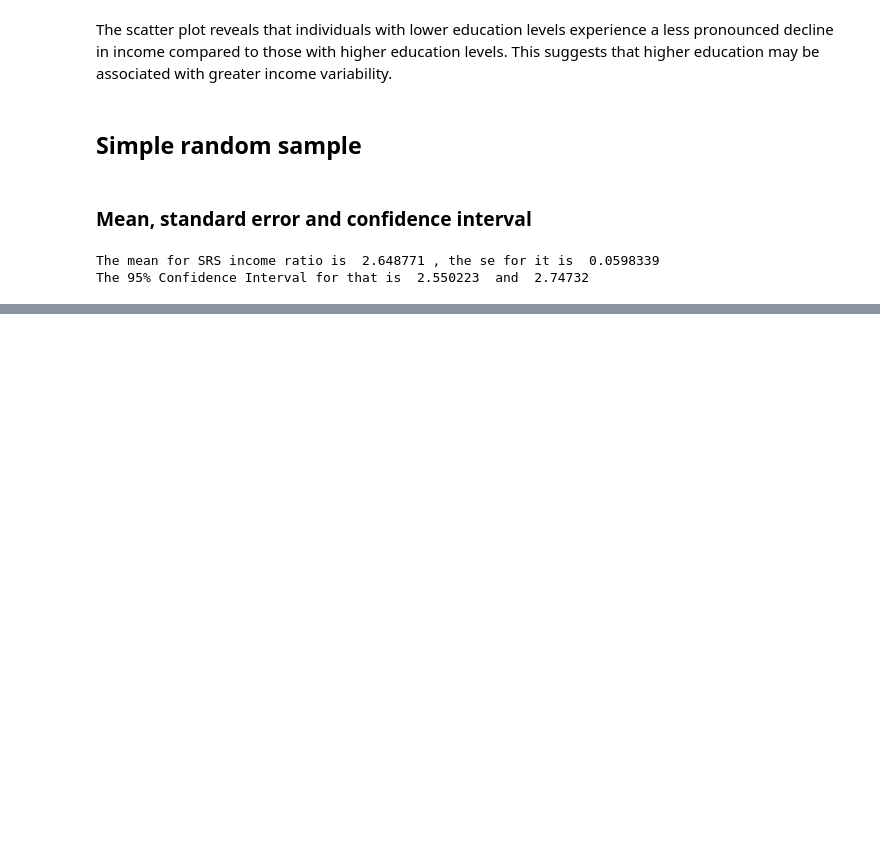
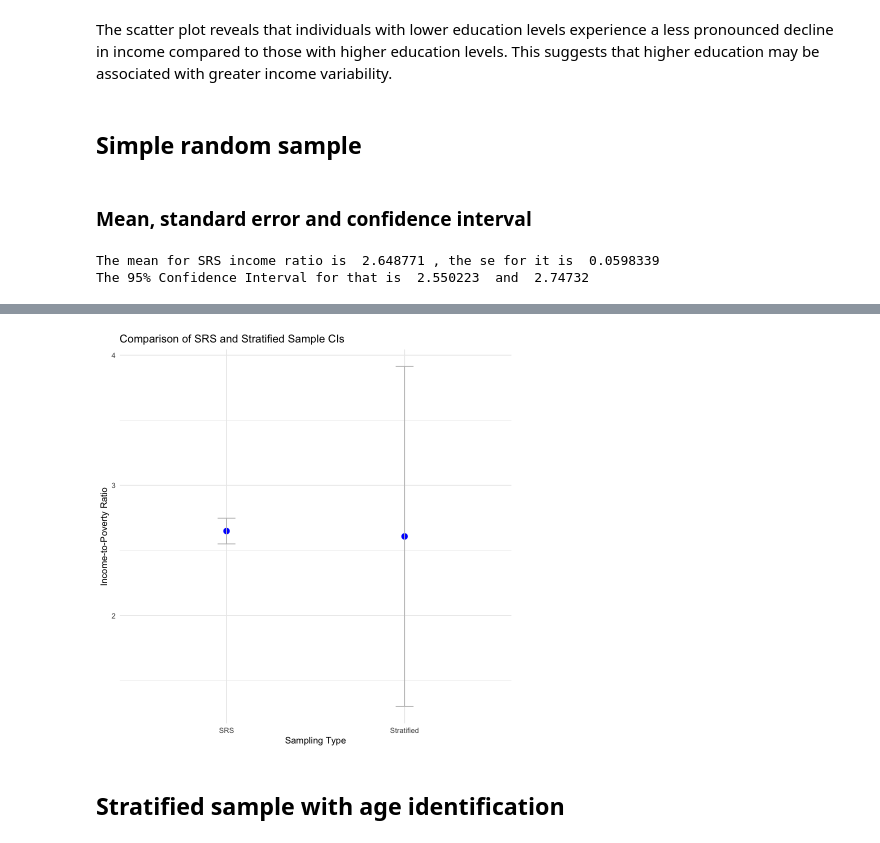
Before and after one commit to Dedoria/Stat-344-project, a Jupyter notebook: 344project.ipynb, the cells around one changed output, grey strips where cells are left out. Drawn from its saved outputs; the diff is of its cells as text; code cells hidden in the pictures; blank space fills up the shorter version.

```diff
--- a/344project.ipynb
+++ b/344project.ipynb
@@ -187,0 +250,15 @@ The 95% Confidence Interval for that is  2.550223  and  2.74732
+# %%
+str_m_mean <- mean(str_m$INDFMPIR)
+str_f_mean <- mean(str_f$INDFMPIR)
+
+#stratified mean
+str_mean <- male_proportion*str_m_mean + female_proportion*str_f_mean
+
+#stratified standard error
+str_se <- sqrt(male_proportion^2*(1-male_proportion)*var(str_m$INDFMPIR) + female_proportion^2*(1-female_proportion)*var(str_f$INDFMPIR))
+
+#confidence interval
+str_CI <- str_mean + qt(0.95,n)*c(-1,1)*str_se
+
+cat("The mean for stratified (proportional gender)  income ratio is ", str_mean, ", the se for it is ", str_se,
+    "\nThe 95% Confidence Interval for that is ", str_CI[1], " and ", str_CI[2])
@@ -187,0 +283,20 @@ The 95% Confidence Interval for that is  2.550223  and  2.74732
+# %%
+# Comparison of SRS and Stratified CIs
+CI_data <- data.frame(
+  SamplingType = c("SRS", "Stratified"),
+  Mean = c(SRS_mean, str_mean),
+  CI_lower = c(SRS_CI[1], str_CI[1]),
+  CI_upper = c(SRS_CI[2], str_CI[2])
+)
+
+ggplot(CI_data, aes(x = SamplingType, y = Mean)) +
+  geom_point(size = 3, color = "blue") +
+  geom_errorbar(aes(ymin = CI_lower, ymax = CI_upper), width = 0.1, color = "gray") +
+  labs(title = "Comparison of SRS and Stratified Sample CIs",
+       y = "Income-to-Poverty Ratio",
+       x = "Sampling Type") +
+  theme_minimal()
+# %% [output]
+[figure, added]
+# %% [markdown]
+## Stratified sample with age identification
```
Also changed, not shown: parts of 15 cells of this notebook.
